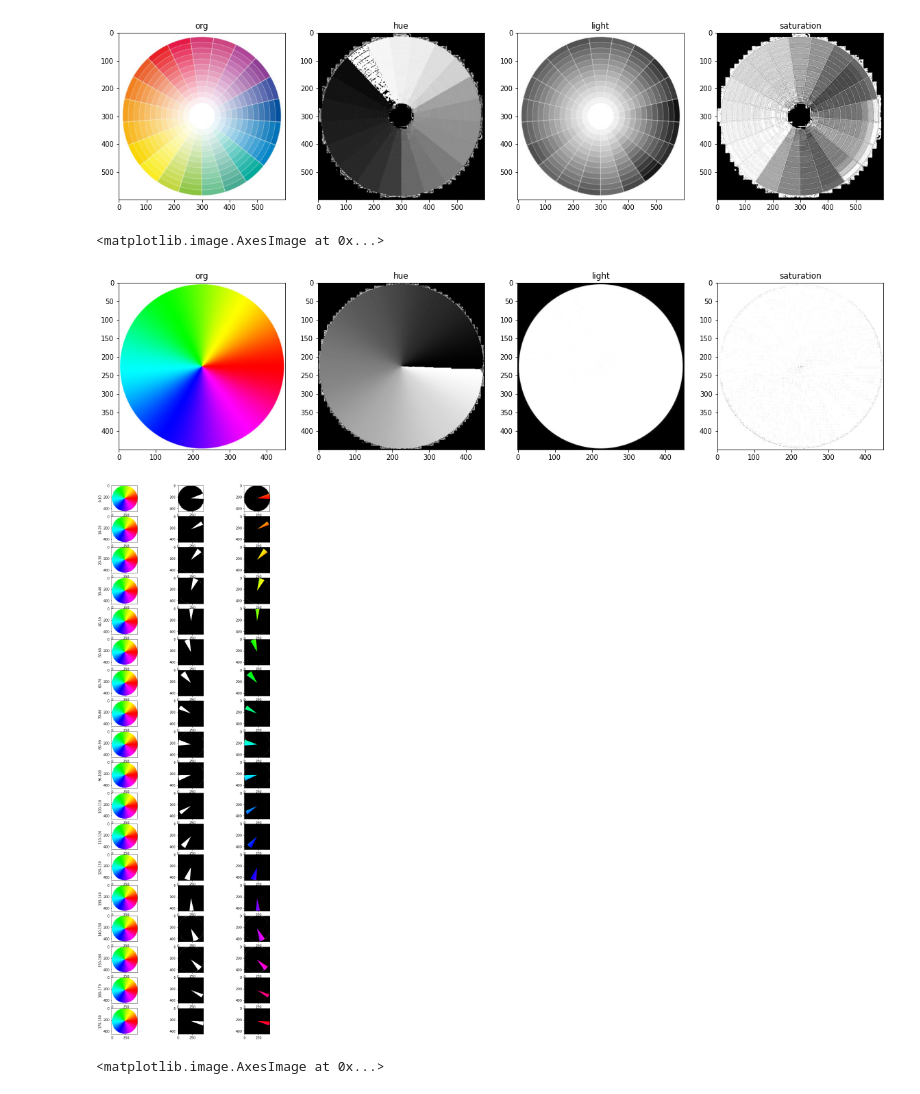
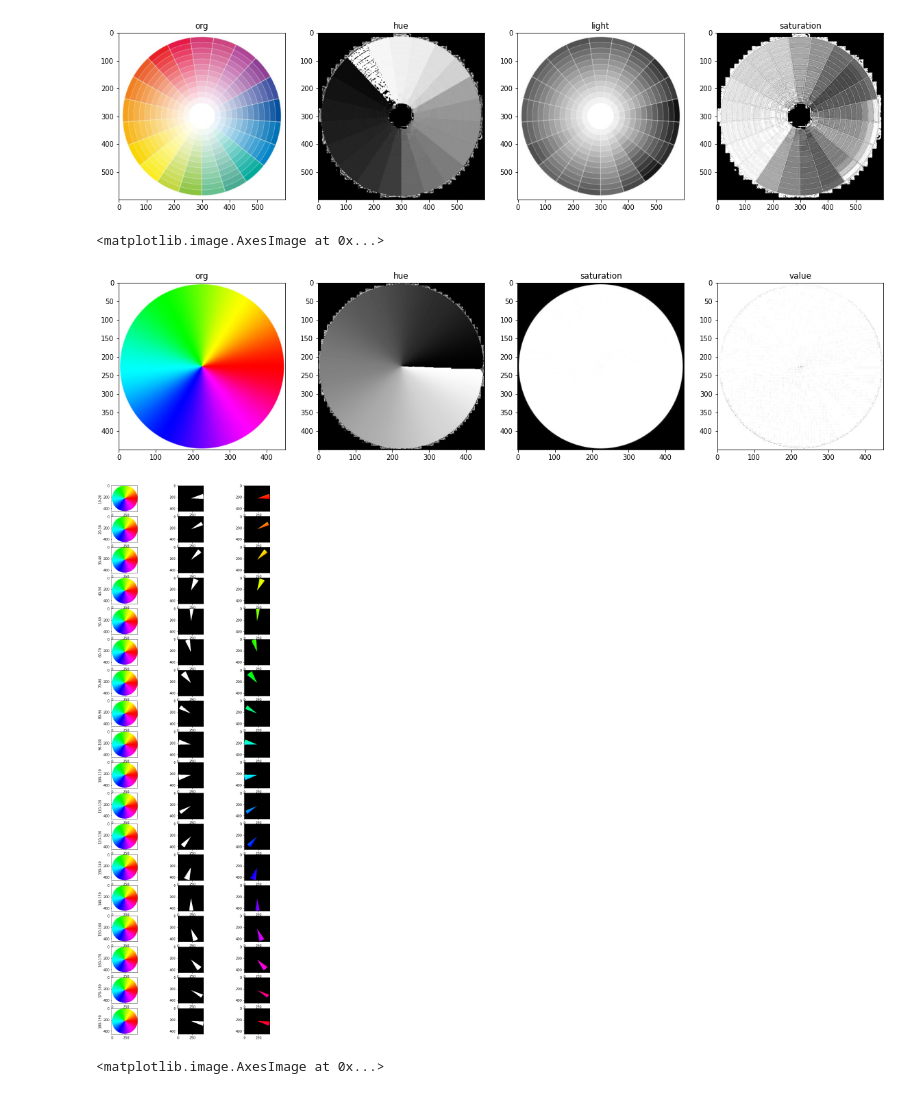
Before and after one commit to Luviz/CodeResume, a Jupyter notebook: Python/opencv/hls_analysis.ipynb, the cells around one changed output. Saved outputs shown, nothing was run; the diff lists cells and outputs as text; code cells hidden in the pictures.

```diff
--- a/Python/opencv/hls_analysis.ipynb
+++ b/Python/opencv/hls_analysis.ipynb
@@ -33,7 +33,7 @@ hsv = cv.cvtColor(img, cv.COLOR_BGR2HSV)
 
 fig, ax = plt.subplots(1,4)
 
-for ix, title in enumerate(["org", "hue", "light", "saturation"]):
+for ix, title in enumerate(["org", "hue", "saturation", "value"]):
     ax[ix].set_title(title)
 
 fig.set_size_inches(20,6)
@@ -45,24 +45,25 @@ ax[2].imshow(hsv[:,:,1])
 ax[3].imshow(hsv[:,:,2])
 # %% [output]
 <matplotlib.image.AxesImage at 0x...>
-[figure, old version]
+[figure, new version]
 # %%
 hue = hsv[:,:,0]
+sat = hsv[:,:,1]
 rgb_img = img[:,:,::-1]
 
 fig, axies = plt.subplots(18, 3)
 fig.set_size_inches(10, 30)
 
 hue_value = 0
 for ax_col in axies:
-    mask = cv.inRange(hue, hue_value, hue_value + 10)
+    hue_value += 10
+    mask = cv.inRange((hue-hue_value) & sat, 245, 245 + 20)
     ax_col[0].imshow(rgb_img)
     ax_col[1].imshow(mask)
     ax_col[2].imshow(cv.bitwise_and(rgb_img, rgb_img, mask=mask))
     ax_col[0].set_ylabel(f"{hue_value}-{hue_value+10}")
-    hue_value += 10
 # %% [output]
-[figure, old version]
+[figure, new version]
 # %%
 def render_with_mask(frame, mask_frame, lower=10, upper=20):
     mask = cv.inRange(mask_frame, lower, upper)
```
Also changed, not shown: parts of 2 cells of this notebook.
